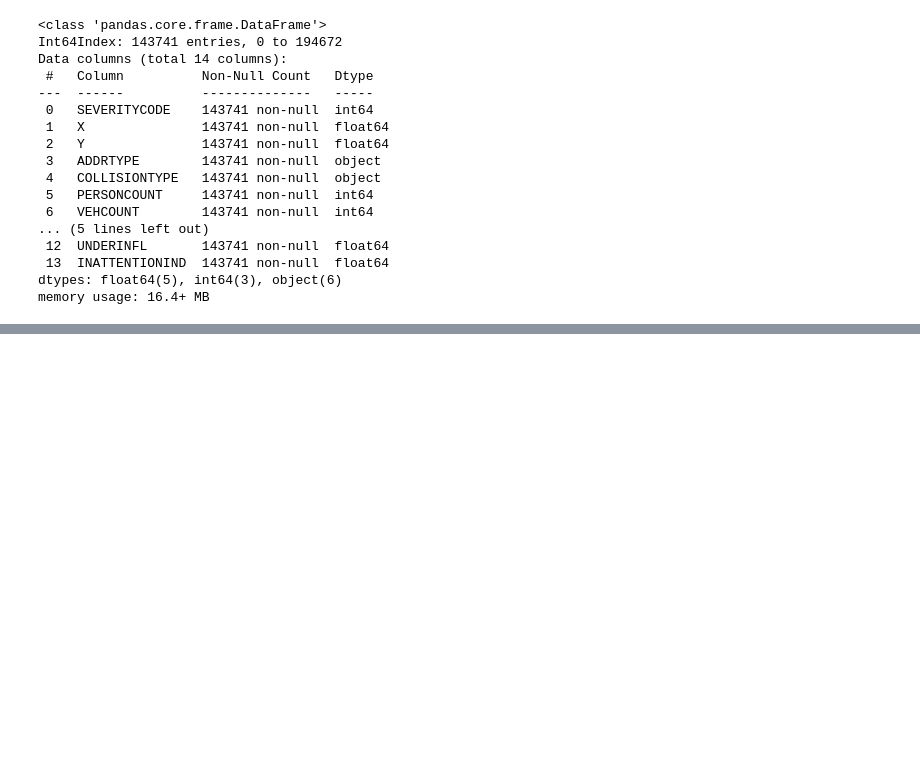
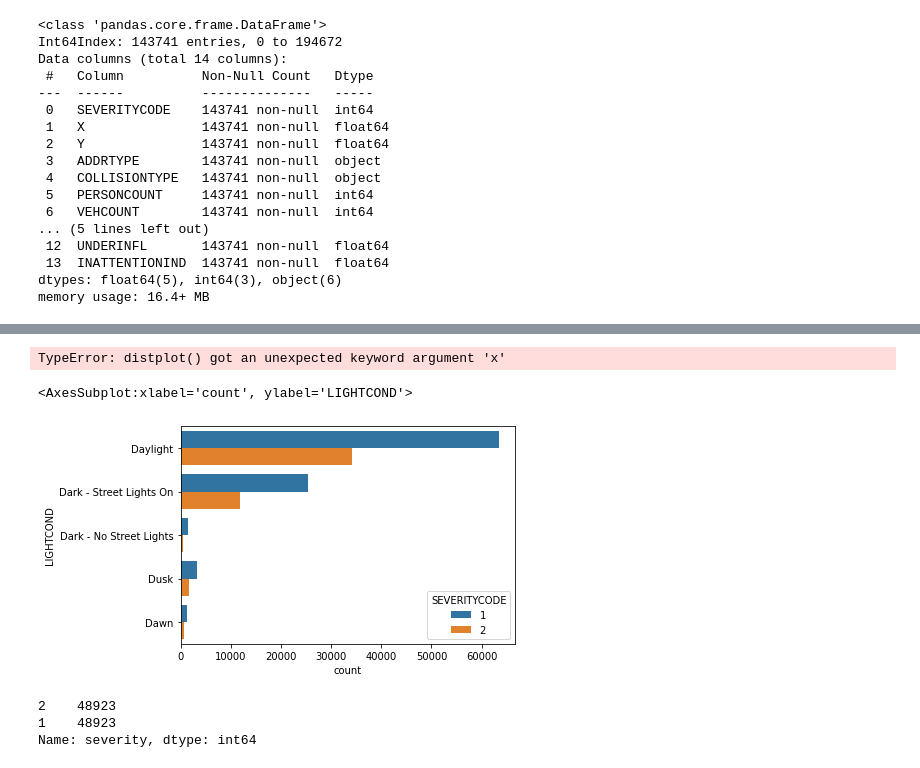
Before and after one commit to augustodn/Coursera_Capstone, a Jupyter notebook: DS-Coursera-Capstone.ipynb, the cells around one changed output, grey strips where cells are left out. Drawn from its saved outputs; the diff is of its cells as text; code cells hidden in the pictures; blank space fills up the shorter version.

Commit message:
Added some plot analysis

```diff
--- a/DS-Coursera-Capstone.ipynb
+++ b/DS-Coursera-Capstone.ipynb
@@ -289,0 +347,9 @@ memory usage: 16.4+ MB
+# %%
+sns.distplot(x='WEATHER', data=severeCols)
+# %% [output]
+TypeError: distplot() got an unexpected keyword argument 'x'
+# %%
+sns.countplot(y="LIGHTCOND", hue="SEVERITYCODE", data=colData)
+# %% [output]
+<AxesSubplot:xlabel='count', ylabel='LIGHTCOND'>
+[figure, added]
@@ -289,0 +369,6 @@ memory usage: 16.4+ MB
+# %%
+cd2['severity'].value_counts()
+# %% [output]
+2    48923
+1    48923
+Name: severity, dtype: int64
```
Also changed, not shown: parts of 15 cells of this notebook.
